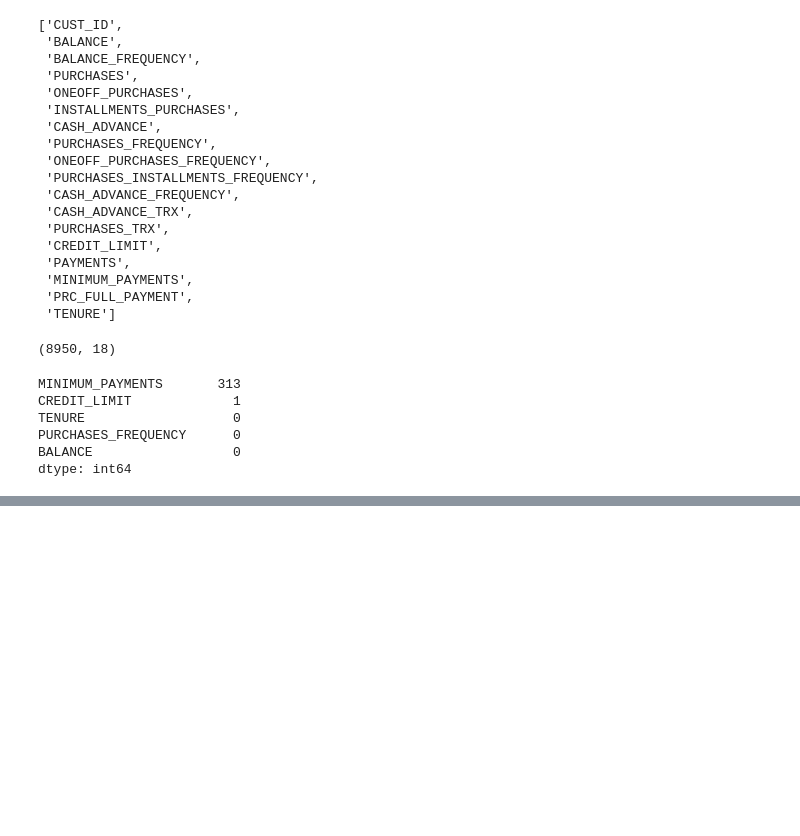
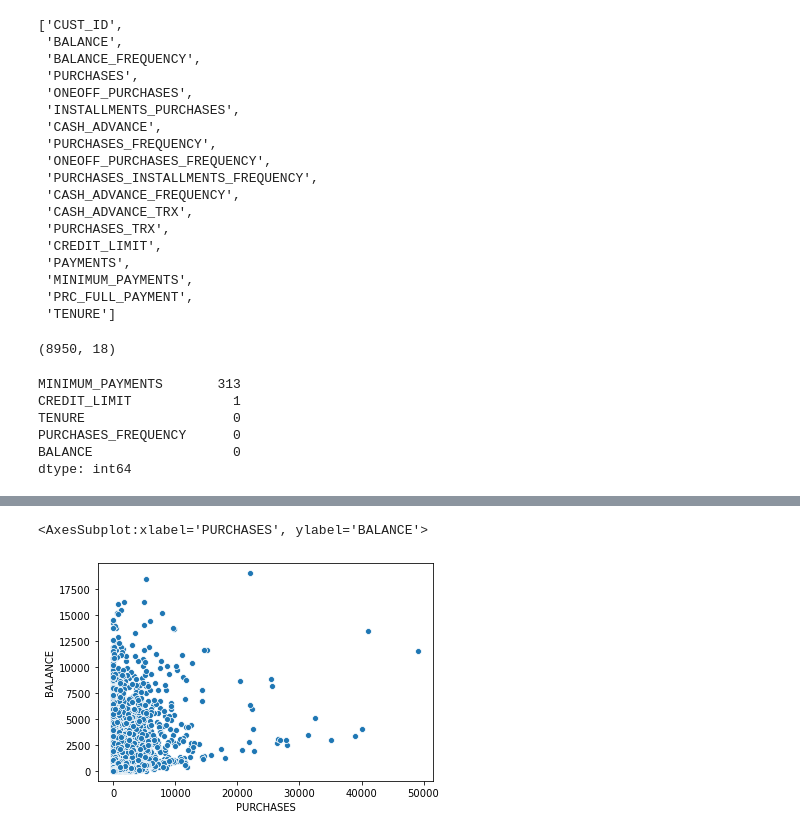
Before and after one commit to Jhoie/Credit-Card-Analysis-Kaggle-, a Jupyter notebook: Credit Card Dataset from Kaggle.ipynb, the cells around one changed output, grey strips where cells are left out. Drawn from its saved outputs; the diff is of its cells as text; code cells hidden in the pictures; blank space fills up the shorter version.

```diff
--- a/Credit Card Dataset from Kaggle.ipynb
+++ b/Credit Card Dataset from Kaggle.ipynb
@@ -91,0 +101,5 @@ dtype: int64
+# %%
+sns.scatterplot(x='PURCHASES',y='BALANCE',data=data)
+# %% [output]
+<AxesSubplot:xlabel='PURCHASES', ylabel='BALANCE'>
+[figure, added]
```
Also changed, not shown: parts of 4 cells of this notebook.
